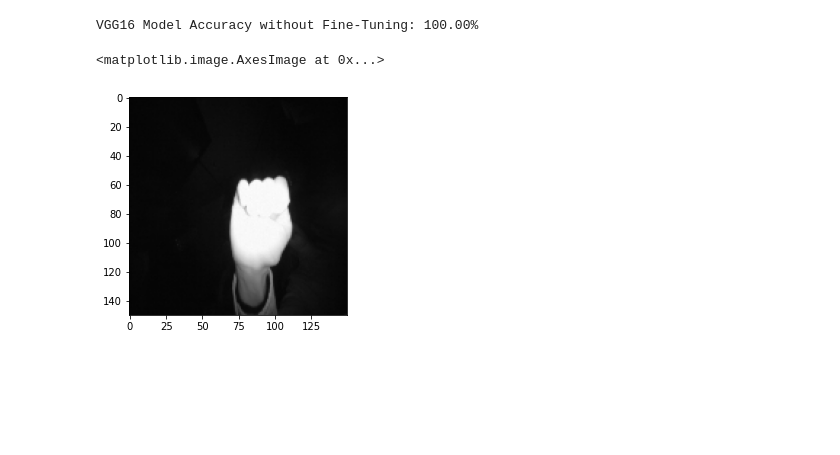
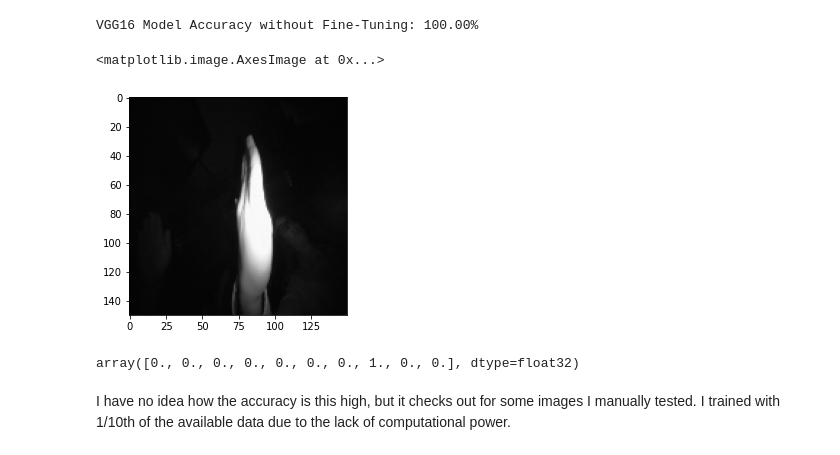
Before and after one commit to sidharrth2002/gesture-detection-vgg16, a Jupyter notebook: Gesture_Detection_with_Transfer_Learning_(VGG16).ipynb, the cells around one changed output. Cells and saved outputs as stored; diff of their text form; code cells hidden in the pictures; blank space fills up the shorter version.

```diff
--- a/Gesture_Detection_with_Transfer_Learning_(VGG16).ipynb
+++ b/Gesture_Detection_with_Transfer_Learning_(VGG16).ipynb
@@ -210,12 +210,18 @@ print("VGG16 Model Accuracy without Fine-Tuning: {:.2f}%".format(vgg_acc * 100))
 # %% [output]
 VGG16 Model Accuracy without Fine-Tuning: 100.00%
 # %%
-plt.imshow(X_test[100]/255)
+plt.imshow(X_test[150]/255)
 # %% [output]
 <matplotlib.image.AxesImage at 0x...>
-[figure, old version]
+[figure, new version]
 # %%
 # ! cp kaggle.json ~/.kaggle/
+# %%
+Y_test[150]
+# %% [output]
+array([0., 0., 0., 0., 0., 0., 0., 1., 0., 0.], dtype=float32)
+# %% [markdown]
+I have no idea how the accuracy is this high, but it checks out for some images I manually tested. I trained with 1/10th of the available data due to the lack of computational power.
 # %%
 # !kaggle datasets download -d keras/vgg16
 # %%
```
Also changed, not shown: parts of 3 cells of this notebook.
